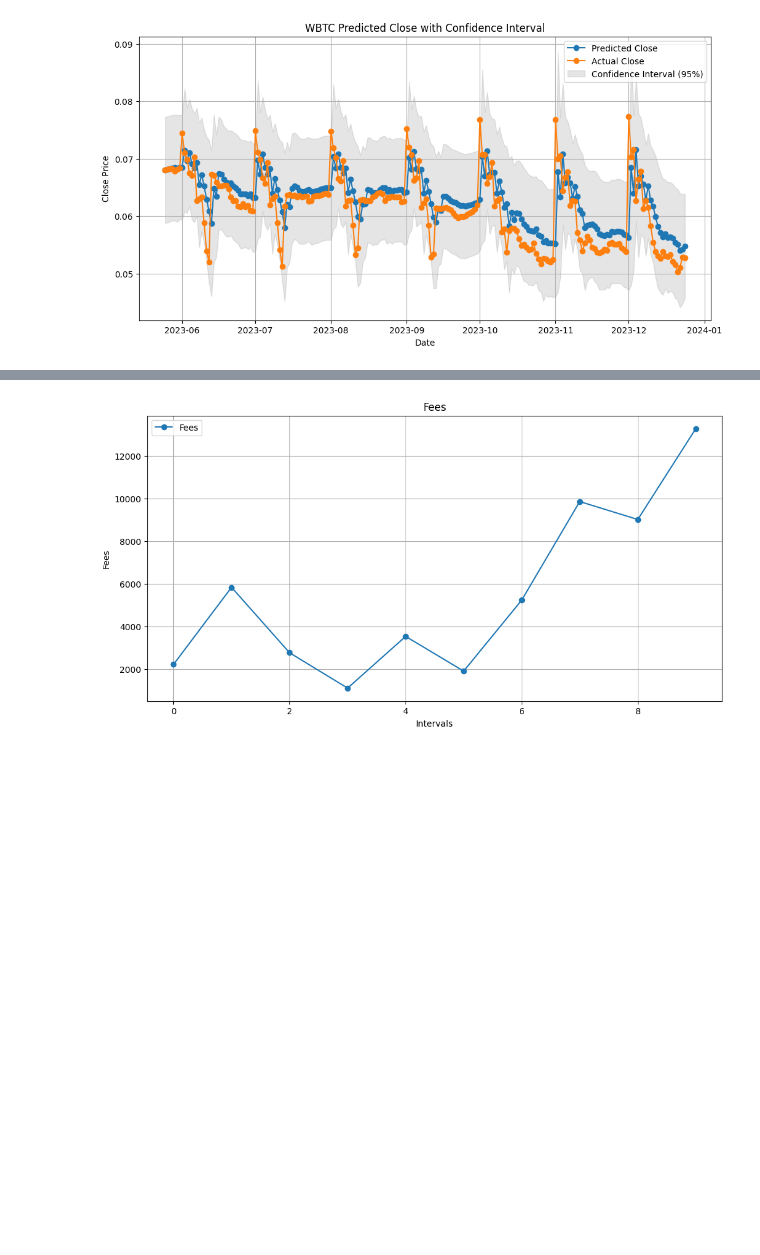
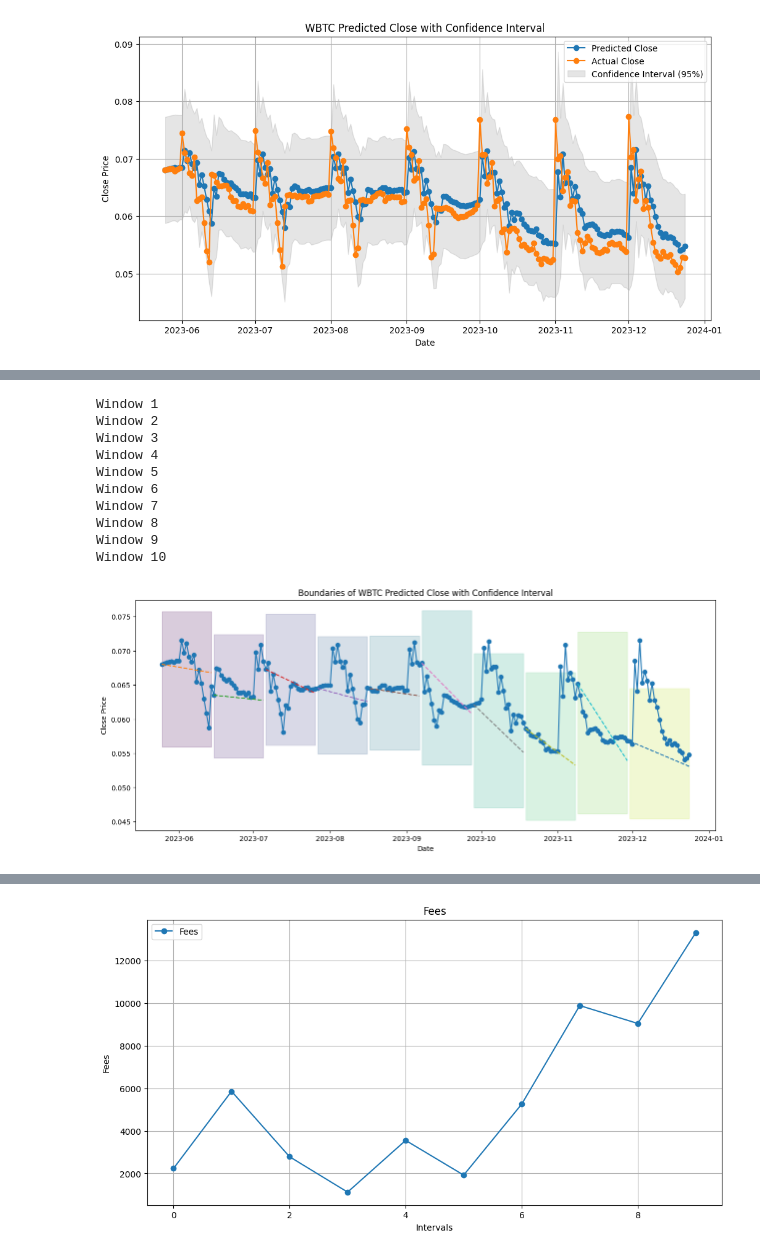
Before and after one commit to yinkiatho/ARIMA-GARCH-in-Uniswap-V3, a Jupyter notebook: src/main.ipynb, the cells around one changed output, grey strips where cells are left out. Cells and saved outputs as stored; diff of their text form; code cells hidden in the pictures; blank space fills up the shorter version.

Commit message:
added windows boundary graph

```diff
--- a/src/main.ipynb
+++ b/src/main.ipynb
@@ -189,2 +191,50 @@ Current Value USD at end of period 2023-11-30 to 2023-12-24: 1610913.3482045126
 HODL 50-50- Start Value: 1295487.6214109268, End_Value: 1476980.316818173
 -------------------------------------------------------------------
+# %%
+# Plot the windows
+# Plotting
+start_dates = results['Start Date']
+end_dates = results['End Date']
+start_prices = results['Start Price (WBTC)']
+end_prices = results['End Price (WBTC)']
+lower_bounds = results['Lower Bound']
+upper_bounds = results['Upper Bound']
+df.index = pd.to_datetime(df.index)
+
+cmap = cm.get_cmap('viridis')
+
+plt.figure(figsize=(15, 6))
+plt.plot(df.index, df['Predicted Close (WBTC)'], label='Predicted Close', marker='o')
+plt.title('Boundaries of WBTC Predicted Close with Confidence Interval')
+plt.xlabel('Date')
+plt.ylabel('Close Price')
+# Plotting each window with its boundaries
+for i, (start_date, end_date, start_price, end_price, lower_bound, upper_bound) in enumerate(zip(start_dates, end_dates, start_prices, end_prices, lower_bounds, upper_bounds)):
+    print(f'Window {i + 1}')
+    #print(f'Start Date: {start_date}')
+    #print(f'End Date: {end_date}')
+    #print(f'Start Price: {start_price}')
+    #print(f'End Price: {end_price}')
+    window = df[(df.index >= start_date) & (df.index <= end_date)]
+    #print(window)
+    color = cmap(i / windows)
+    # Convert DatetimeIndex to list of strings for plotting dotted line
+    date_strings = [str(date) for date in window.index]
+
+    # Plot the start and end prices as a dotted line
+    plt.plot(window.index[[0, -1]], [start_price, end_price], linestyle='--', label=f'Estimated Trend Line {i + 1}')
+
+    # Plot the lower and upper bounds
+    plt.fill_between(window.index, lower_bound, upper_bound, color=color, alpha=0.2, label=f'Bounds {i + 1}')
+# %% [output]
+Window 1
+Window 2
+Window 3
+Window 4
+Window 5
+Window 6
+Window 7
+Window 8
+Window 9
+Window 10
+[figure, added]
```
Also changed, not shown: parts of 4 cells of this notebook, 2 other files.
